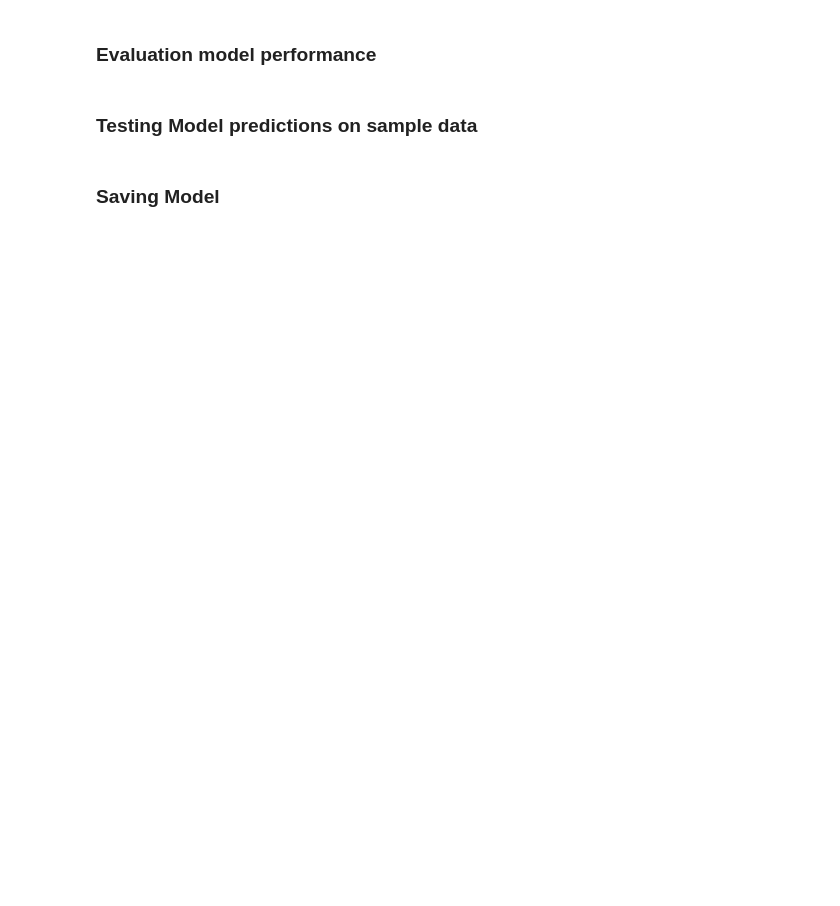
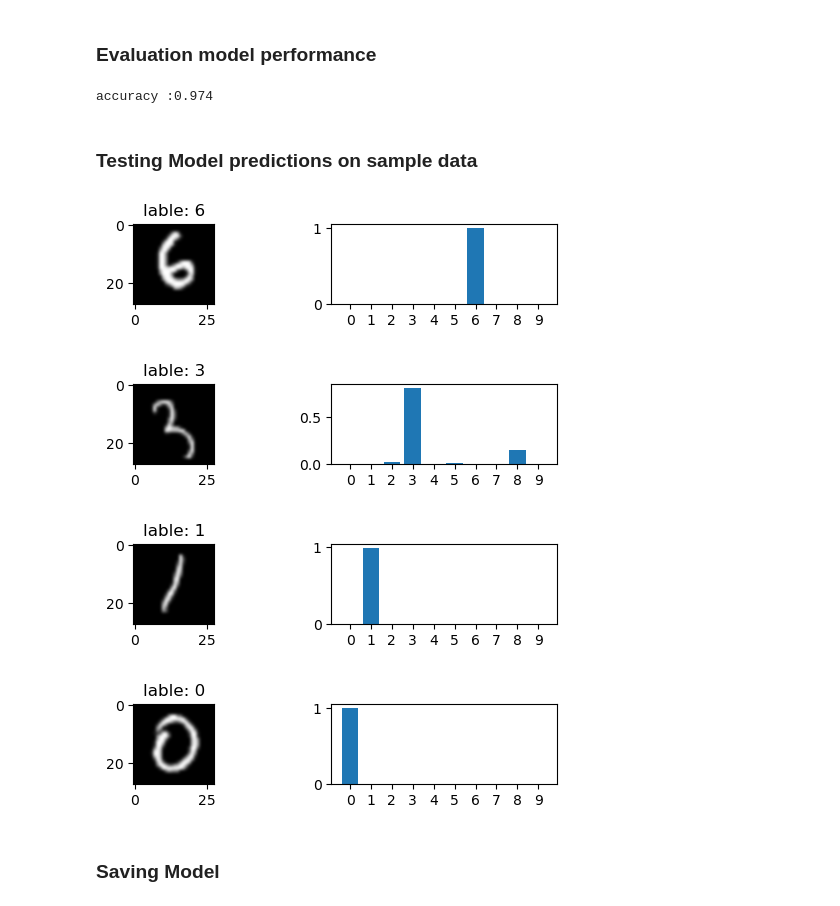
Before and after one commit to DanielRasti/Digit_OCR, a Jupyter notebook: digit_ocr.ipynb, the cells around one changed output. Drawn from its saved outputs; the diff is of its cells as text; code cells hidden in the pictures; blank space fills up the shorter version.

Commit message:
training and testing the model Successfully

```diff
--- a/digit_ocr.ipynb
+++ b/digit_ocr.ipynb
@@ -77,11 +77,11 @@ for epoch in range (num_epochs):
     model.train()
     running_loss = 0
     for idx, (images,labels) in enumerate(train_loader):
-        model.parameters.zero_grad()
         images = images.reshape(-1, 28*28)
         predictions = model(images)
         loss = criterion(predictions,labels)
         loss.backward()
         optimizer.step()
         running_loss += loss
+        optimizer.zero_grad()
     print(f'Epoch [{epoch+1}/{num_epochs}], Loss: {running_loss/len(train_loader):.4f}')
@@ -100,23 +114,31 @@ with torch.no_grad:
         total += len(labels)
 
 accuracy = correct/ total
+# %%
+print (f"accuracy :{accuracy}")
+# %% [output]
+accuracy :0.974
 # %% [markdown]
 ### Testing Model predictions on sample data
-# %%
-num_samples = 4
-random_indecies = np.random.choice(len(train_data), num_samples, replace=False)
-samples,labels = train_data[random_indecies]
-model.eval()
-with torch.no_grad :
-    predictions = model.inference(samples)
-    for i,prediction in enumerate(predictions):
-        plt.subplot(num_samples,2,2*i)
-        plt.imshow(samples[i].reshape(28,28),cmap='gray')
-        plt.title(f"Label: {labels[i]}")
-        plt.subplot(num_samples,2,2*i+1)
-
-        print(f"Prediction: {prediction}, Label: {labels[i]}")
-
-        plt.show()
+# %%
+model.eval()
+with torch.no_grad():
+    num_samples = 4
+    for i in range (num_samples):
+        sample,label = test_dataset[np.random.randint(0,len(test_dataset))]
+        vectorized_sample = sample.reshape(1,28*28)
+        pred = model.inference(vectorized_sample)
+        plt.subplot(4,2,i*2+1)
+        plt.imshow(sample.reshape(28,28),cmap='gray',interpolation='bicubic')
+        plt.title(f'lable: {label}')
+        plt.subplot(num_samples,2,i*2+2)
+        plt.bar(np.arange(10),pred[0].numpy())
+        plt.xticks(np.arange(10))
+        plt.show()
+# %% [output]
+[figure, added]
+[figure, added]
+[figure, added]
+[figure, added]
 # %% [markdown]
 ### Saving Model
```
Also changed, not shown: parts of 3 cells of this notebook.
